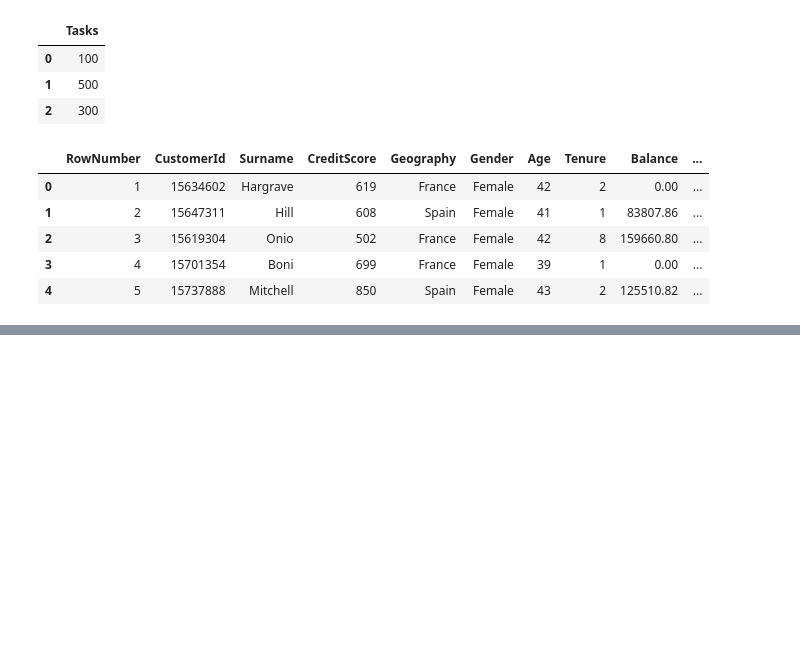
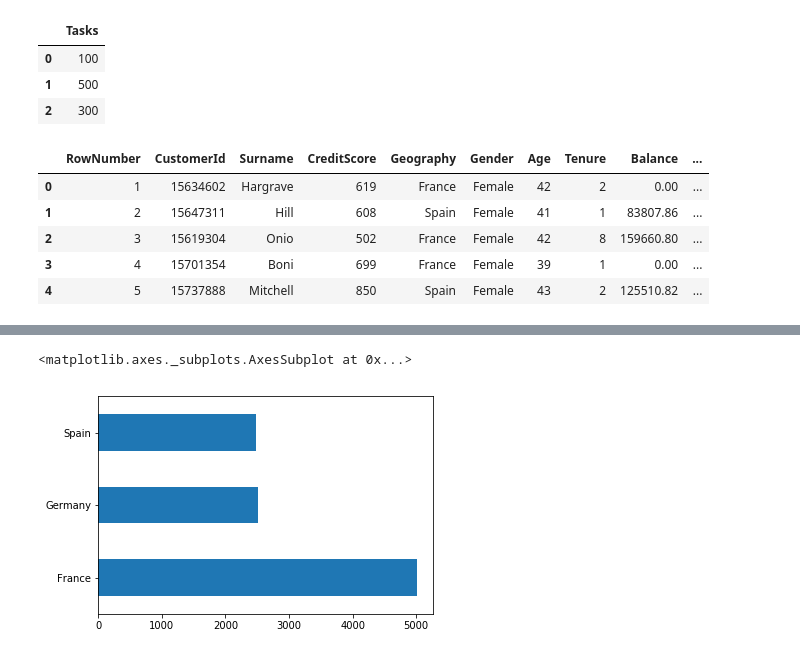
Before and after one commit to omonuj/Python-for-data-science, a Jupyter notebook: Matplotlib.ipynb, the cells around one changed output, grey strips where cells are left out. Cells and saved outputs as stored; diff of their text form; code cells hidden in the pictures; blank space fills up the shorter version.

Commit message:
Matplotlib: add worked examples

```diff
--- a/Matplotlib.ipynb
+++ b/Matplotlib.ipynb
@@ -93,0 +110,5 @@ churn_df.head(5)
+# %%
+churn_df.Geography.value_counts().plot(kind='barh')
+# %% [output]
+<matplotlib.axes._subplots.AxesSubplot at 0x...>
+[figure, added]
```
Also changed, not shown: parts of 4 cells of this notebook.
